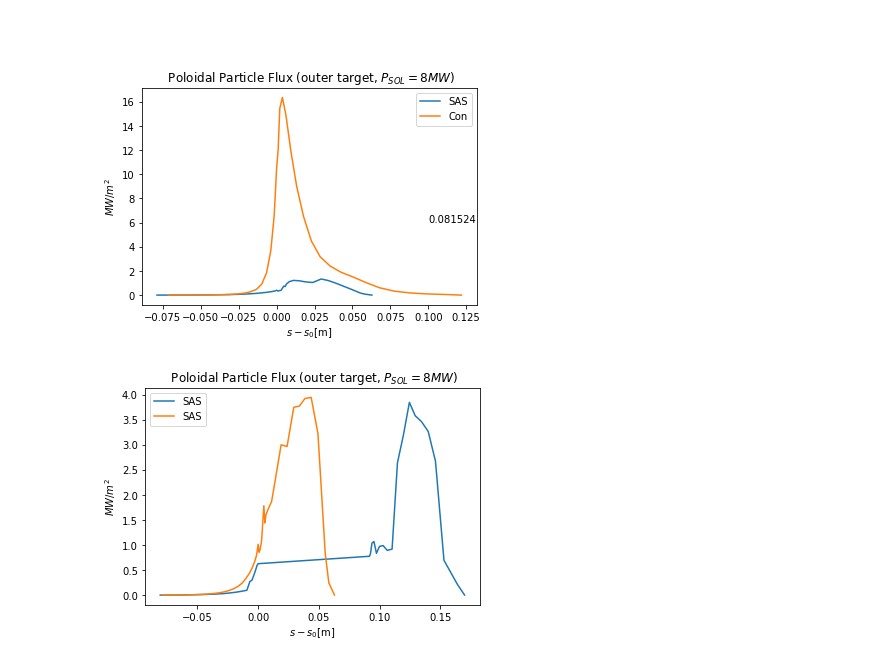
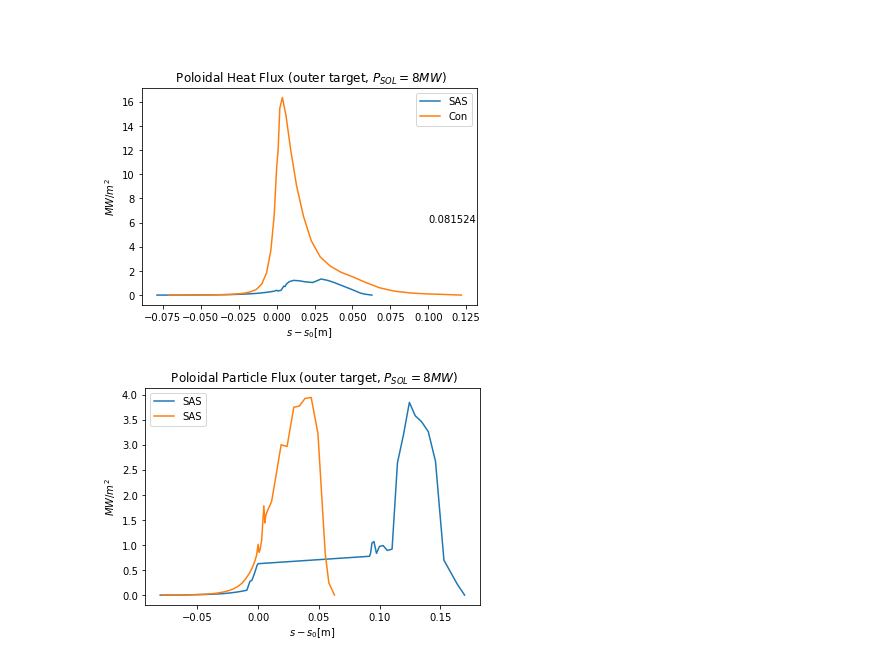
Before and after one commit to ChanYeongL/SOLPS-ITER_analysis, a Jupyter notebook: #new_analysis.ipynb, the cells around one changed output. Saved outputs shown, nothing was run; the diff lists cells and outputs as text; code cells hidden in the pictures.

```diff
--- a/#new_analysis.ipynb
+++ b/#new_analysis.ipynb
@@ -480,20 +480,20 @@ plt.show()
 # %% [markdown]
 <b><span style="color:white; font-size:150%">Heat Flux Comparison </span></b>
 # %%
-plt.title(r" Poloidal Particle Flux (outer target, $P_{SOL} = 8MW$)")
+plt.title(r" Poloidal Heat Flux (outer target, $P_{SOL} = 8MW$)")
 plt.plot(al_new_mesh_sep_out_target_dist[1:], fht_b2fplasmf_al_8MW_Ne_0[0,1:,96]/(1000000*al_newmesh_facing[0,1:,96]), label = r"SAS")
 plt.plot(co_new_mesh_sep_out_target_dist[1:], fht_b2fplasmf_co_8MW_Ne_0[0,1:,96]/(1000000*co_newmesh_facing[0,1:,96]), label = r"Con")
 
 plt.xlabel(r'$s-s_0$[m]')
 plt.ylabel(r'$MW/m^2$')
 plt.legend()
 plt.savefig("./New_plots/SAS Con Ne0 8MW.png")
 
 plt.text(0.1, 6, "%f" %np.max(fht_b2fplasmf_al_8MW_Ne_0[0,1:,96]/((1000000*al_newmesh_facing[0,1:,96]))/np.max(fht_b2fplasmf_co_8MW_Ne_0[0,1:,96]/(1000000*co_newmesh_facing[0,1:,96]))))
 
 plt.show()
 # %% [output]
-[figure, old version]
+[figure, new version]
 # %%
 plt.title(r" Poloidal Particle Flux (outer target, $P_{SOL} = 8MW$)")
 plt.plot(Mesh_data.v1SAS_sep_out_target_dist[1:], fht_b2fplasmf_al_v1_32MW_Ne_0[0,1:,96]/(1000000*al_v1_facing[0,1:,96]), label = r"SAS")
```
Also changed, not shown: parts of 3 cells of this notebook, 2 other files.
